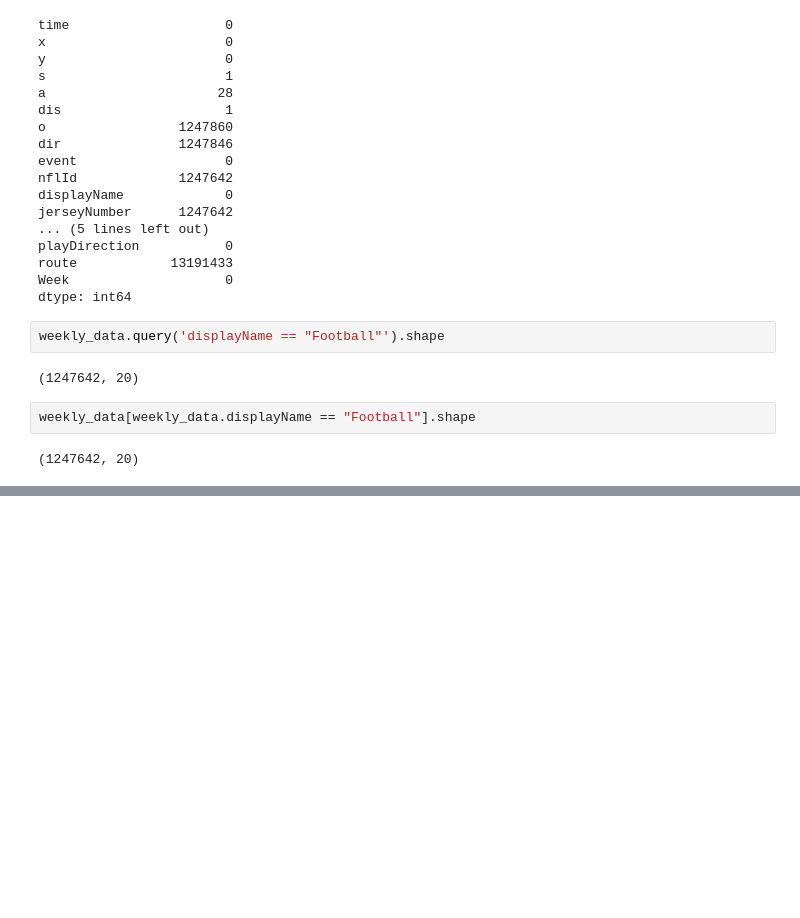
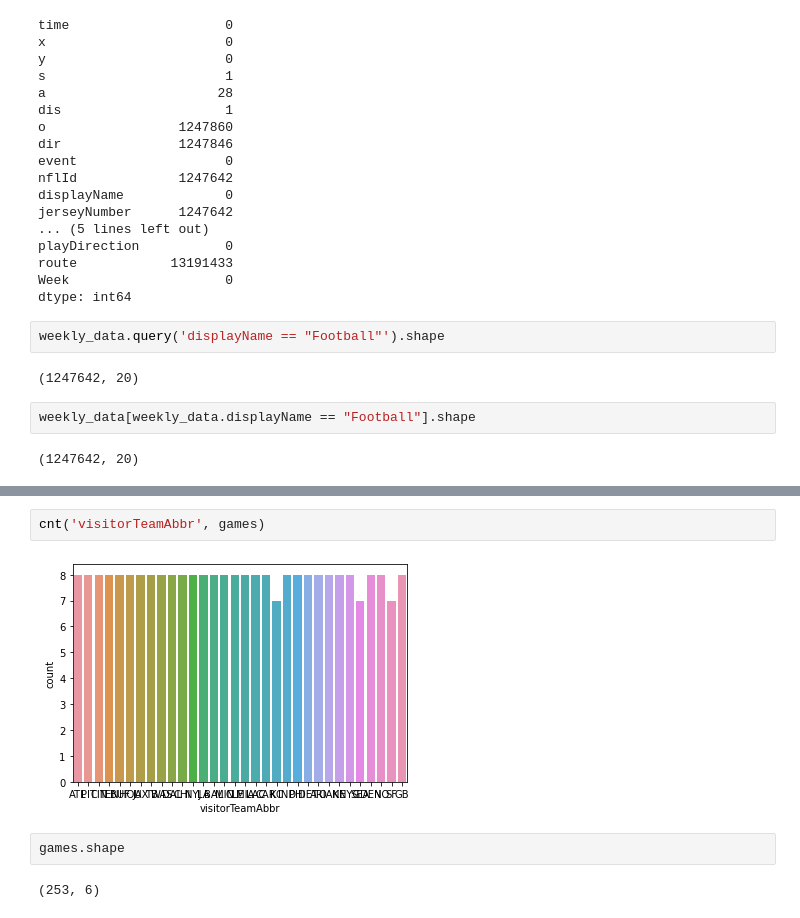
Before and after one commit to kilee722/NFL_Data_Analytics, a Jupyter notebook: nfl_big_data_bowl_2021.ipynb, the cells around one changed output, grey strips where cells are left out. Drawn from its saved outputs; the diff is of its cells as text; blank space fills up the shorter version.

```diff
--- a/nfl_big_data_bowl_2021.ipynb
+++ b/nfl_big_data_bowl_2021.ipynb
@@ -119,0 +282,8 @@ SyntaxError: ignored
+# %%
+cnt('visitorTeamAbbr', games)
+# %% [output]
+[figure, added]
+# %%
+games.shape
+# %% [output]
+(253, 6)
```
Also changed, not shown: parts of 83 cells of this notebook.
